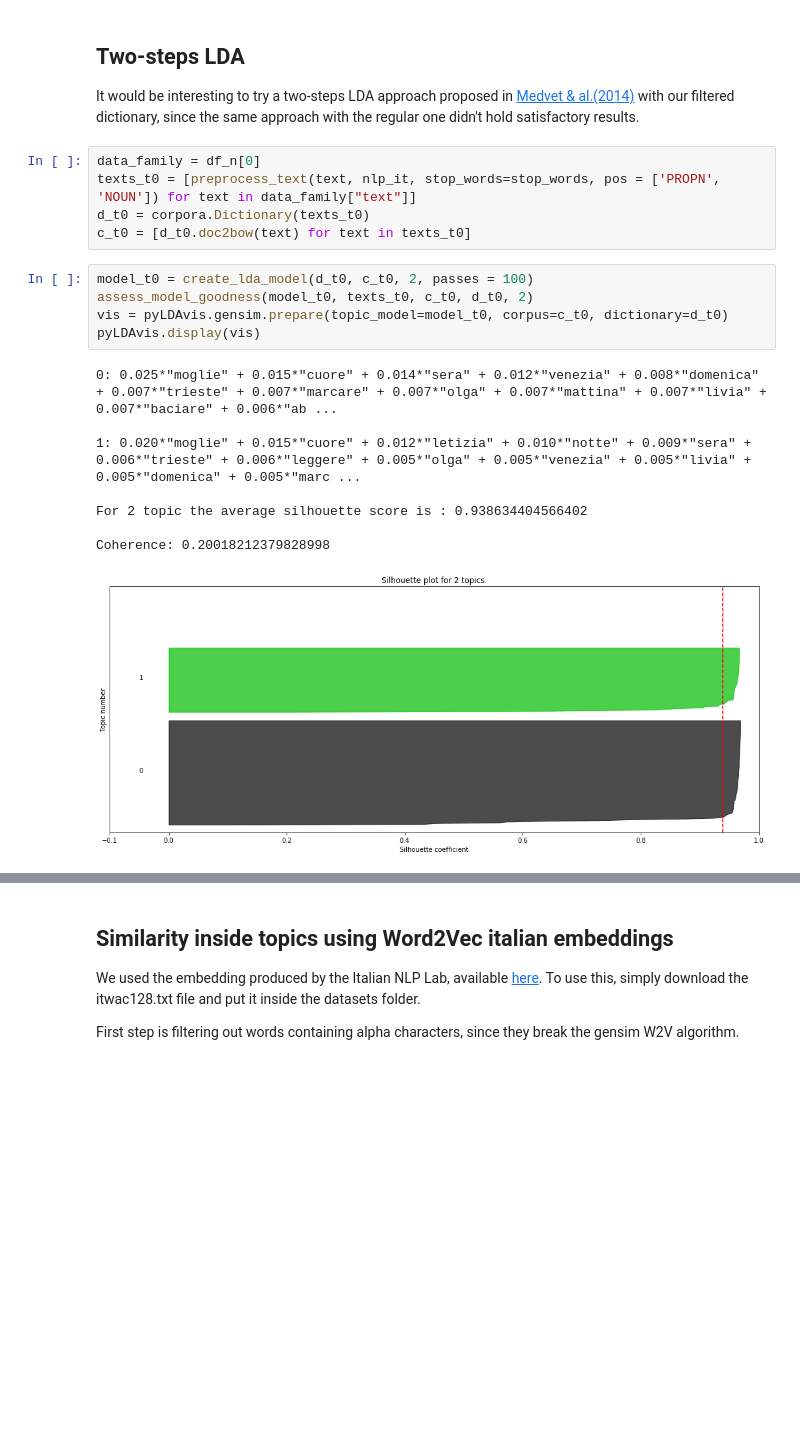
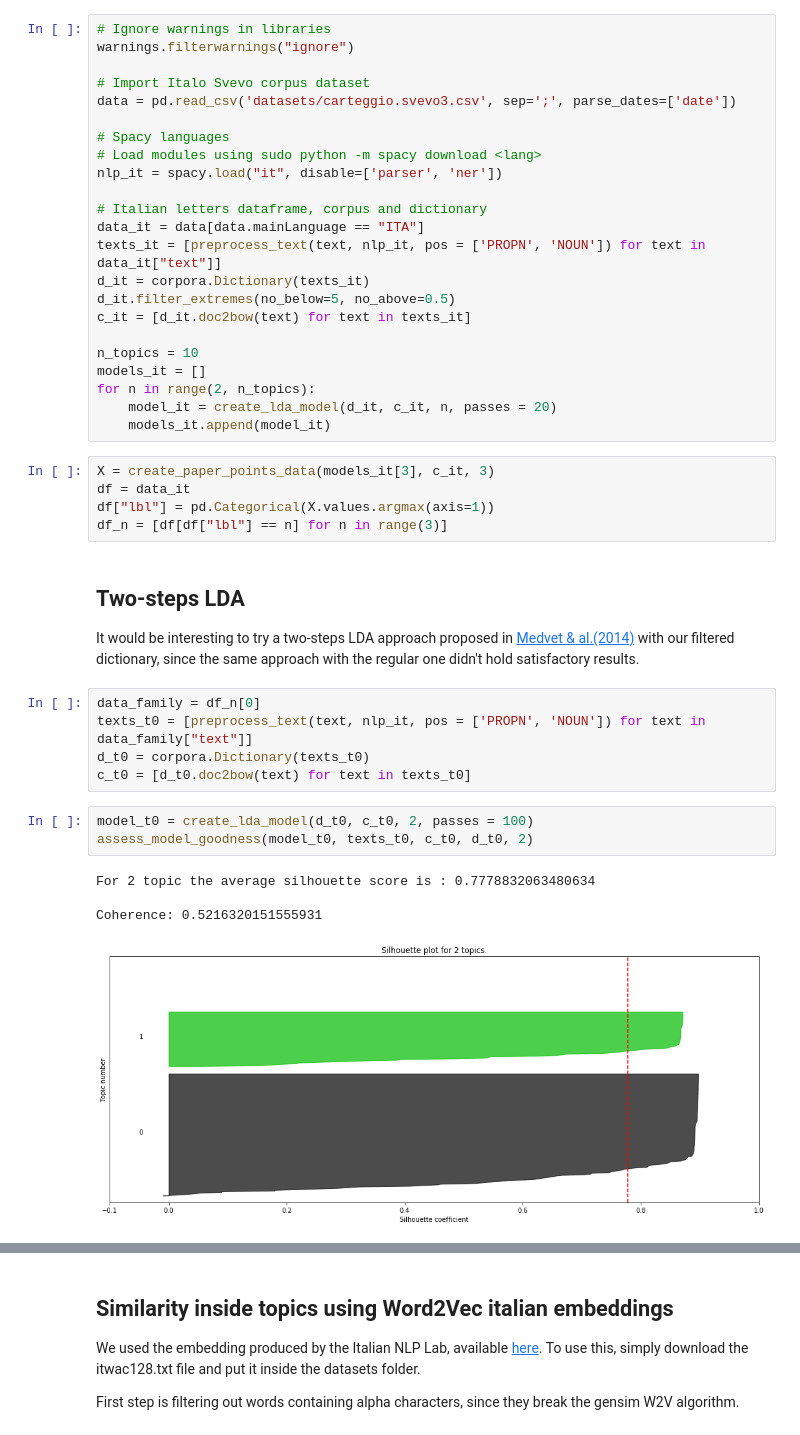
Before and after one commit to gsarti/svevo-letters-analysis, a Jupyter notebook: future_perspectives.ipynb, the cells around one changed output, grey strips where cells are left out. Cells and saved outputs as stored; diff of their text form; blank space fills up the shorter version.

```diff
--- a/future_perspectives.ipynb
+++ b/future_perspectives.ipynb
@@ -5,23 +143,45 @@ Possible evolutions of this project in a future, more in-depth analysis of the p
+# %%
+# Ignore warnings in libraries
+warnings.filterwarnings("ignore")
+
+# Import Italo Svevo corpus dataset
+data = pd.read_csv('datasets/carteggio.svevo3.csv', sep=';', parse_dates=['date'])
+
+# Spacy languages
+# Load modules using sudo python -m spacy download <lang>
+nlp_it = spacy.load("it", disable=['parser', 'ner'])
+
+# Italian letters dataframe, corpus and dictionary
+data_it = data[data.mainLanguage == "ITA"]
+texts_it = [preprocess_text(text, nlp_it, pos = ['PROPN', 'NOUN']) for text in data_it["text"]]
+d_it = corpora.Dictionary(texts_it)
+d_it.filter_extremes(no_below=5, no_above=0.5)
+c_it = [d_it.doc2bow(text) for text in texts_it]
+
+n_topics = 10
+models_it = []
+for n in range(2, n_topics):
+    model_it = create_lda_model(d_it, c_it, n, passes = 20)
+    models_it.append(model_it)
+# %%
+X = create_paper_points_data(models_it[3], c_it, 3)
+df = data_it
+df["lbl"] = pd.Categorical(X.values.argmax(axis=1))
+df_n = [df[df["lbl"] == n] for n in range(3)]
 # %% [markdown]
 ## Two-steps LDA
 
 It would be interesting to try a two-steps LDA approach proposed in [Medvet & al.(2014)](https://docs.google.com/viewer?a=v&pid=sites&srcid=ZGVmYXVsdGRvbWFpbnxtYWNoaW5lbGVhcm5pbmd0c3xneDo3YTQ5OTdjMWRkZjBiMmZm) with our filtered dictionary, since the same approach with the regular one didn't hold satisfactory results.
 # %%
 data_family = df_n[0]
-texts_t0 = [preprocess_text(text, nlp_it, stop_words=stop_words, pos = ['PROPN', 'NOUN']) for text in data_family["text"]]
+texts_t0 = [preprocess_text(text, nlp_it, pos = ['PROPN', 'NOUN']) for text in data_family["text"]]
 d_t0 = corpora.Dictionary(texts_t0)
 c_t0 = [d_t0.doc2bow(text) for text in texts_t0]
 # %%
 model_t0 = create_lda_model(d_t0, c_t0, 2, passes = 100)
 assess_model_goodness(model_t0, texts_t0, c_t0, d_t0, 2)
-vis = pyLDAvis.gensim.prepare(topic_model=model_t0, corpus=c_t0, dictionary=d_t0)
-pyLDAvis.display(vis)
 # %% [output]
-0: 0.025*"moglie" + 0.015*"cuore" + 0.014*"sera" + 0.012*"venezia" + 0.008*"domenica" + 0.007*"trieste" + 0.007*"marcare" + 0.007*"olga" + 0.007*"mattina" + 0.007*"livia" + 0.007*"baciare" + 0.006*"ab ...
+For 2 topic the average silhouette score is : 0.7778832063480634
 
-1: 0.020*"moglie" + 0.015*"cuore" + 0.012*"letizia" + 0.010*"notte" + 0.009*"sera" + 0.006*"trieste" + 0.006*"leggere" + 0.005*"olga" + 0.005*"venezia" + 0.005*"livia" + 0.005*"domenica" + 0.005*"marc ...
-
-For 2 topic the average silhouette score is : 0.938634404566402
-
-Coherence: 0.20018212379828998
+Coherence: 0.5216320151555931
-[figure, old version]
+[figure, new version]
```
Also changed, not shown: parts of 4 cells of this notebook, 1 other file.
